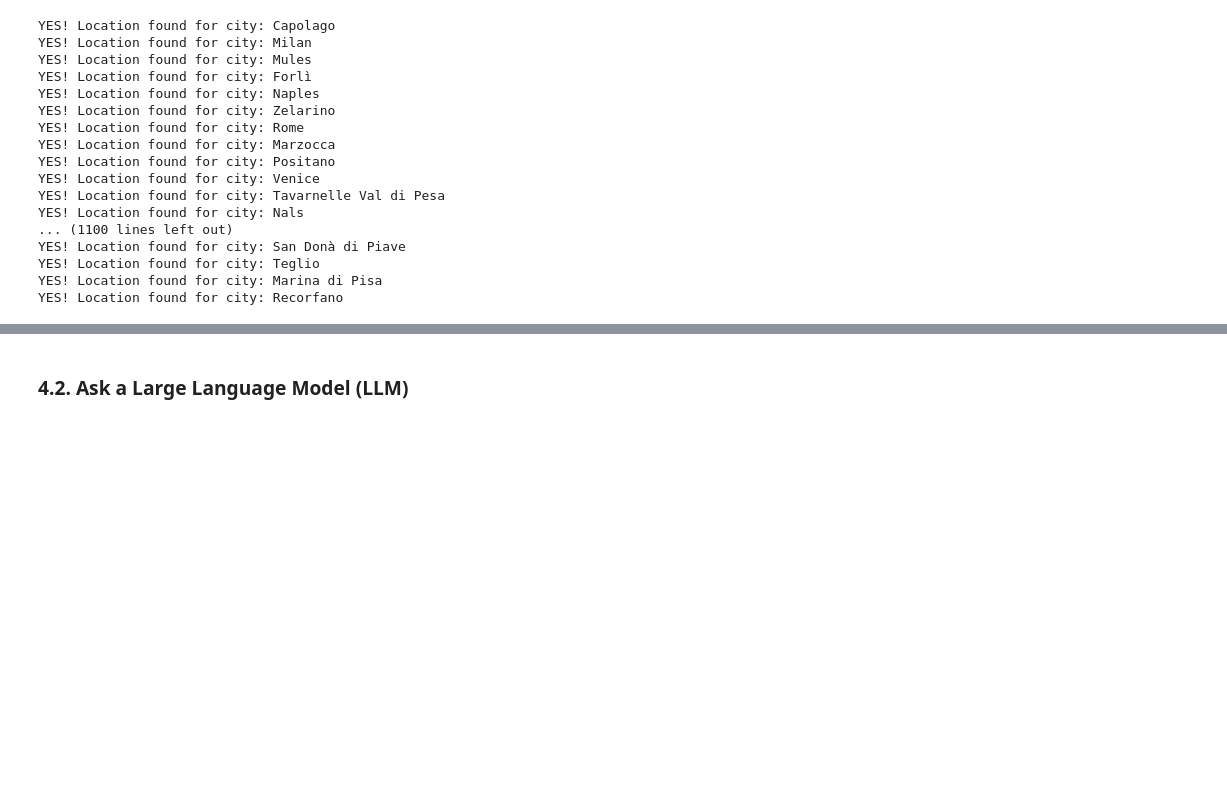
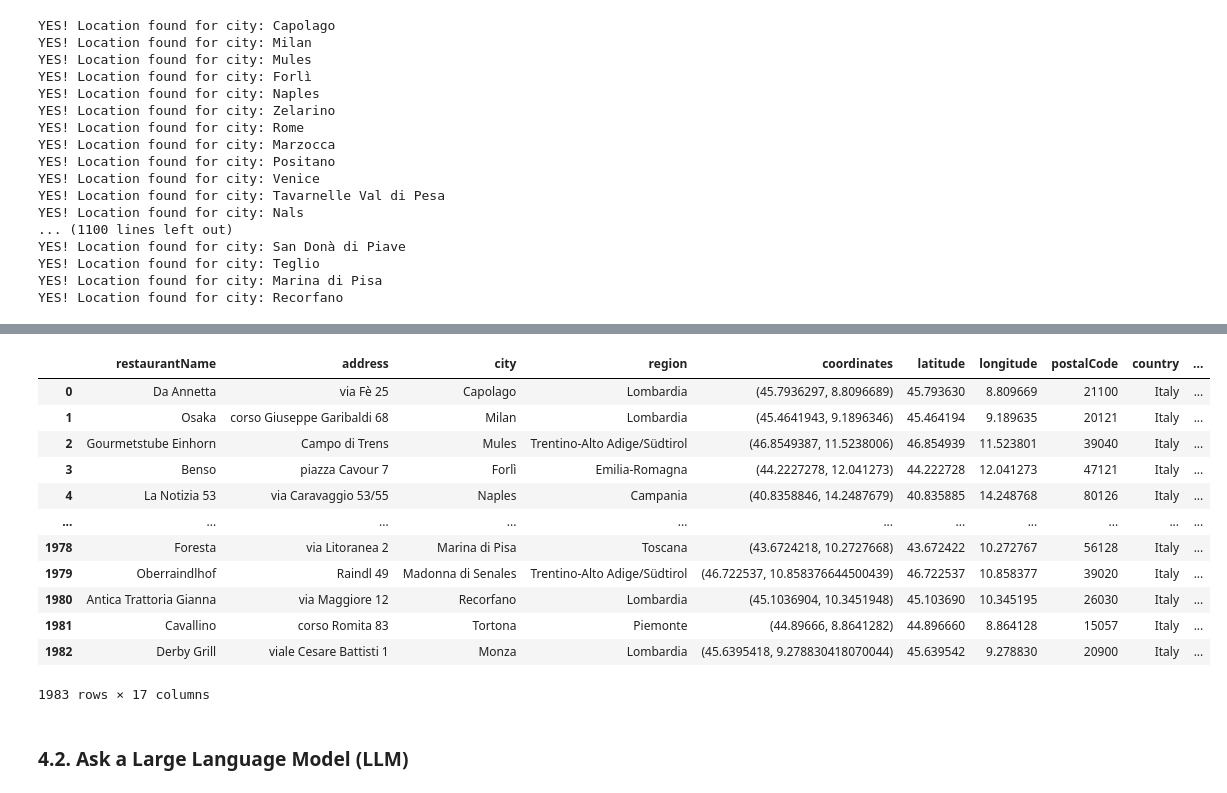
Before and after one commit to SimoneMantero/ADM-HW3, a Jupyter notebook: main.ipynb, the cells around one changed output, grey strips where cells are left out. Cells and saved outputs as stored; diff of their text form; code cells hidden in the pictures; blank space fills up the shorter version.

```diff
--- a/main.ipynb
+++ b/main.ipynb
@@ -175,0 +159,3 @@ display(df)
+# %%
+# to keep clean from future uses the original df
+df_cloned = df.copy()
@@ -486,35 +492,19 @@ Volterra, Pisa, Toscana, 56048, Italia
 regions = {}
 coordinates = {}
 
-# Extraction of the region
-def extract_region(display_name):
-    parts = set(display_name.split(', '))
-    regions = list(parts.intersection(italian_regions))[0]
-    return regions
-
-for city in df['city'].unique():
+# main loop
+for city in df_cloned['city'].unique():
     try:
         location = geocode(city + ', Italy')
         if location:
-            print(f"YES! Location found for city: {city}")
+            #print(f"YES! Location found for city: {city}")
             display_name = location.raw.get('display_name', '')
             regions[city] = extract_region(display_name)
             coordinates[city] = (location.latitude, location.longitude)
         else:
             print(f"Location not found for city: {city}")
-            # regions[city] = 'Unknown'
-            # coordinates[city] = (None, None)
     except Exception as e:
         print(f"Error while geocoding {city}: {e}")
-        # regions[city] = 'Unknown'
-        # coordinates[city] = (None, None)
-
-# Adding regions and coordinates to the dataframe
-df['region'] = df['city'].map(regions)
-df['coordinates'] = df['city'].map(coordinates)
-
-df.insert(df.columns.get_loc('city') + 1, 'region', df.pop('region'))
-df.insert(df.columns.get_loc('city') + 2, 'coordinates', df.pop('coordinates'))
 # %% [output]
 YES! Location found for city: Capolago
 YES! Location found for city: Milan
@@ -566,0 +526,13 @@ display(df)
+# %%
+# adding regions and coordinates to the cloned dataframe
+df_cloned['region'] = df_cloned['city'].map(regions)
+df_cloned['coordinates'] = df_cloned['city'].map(coordinates)
+# insert the fields region and coordinates, next to the cities one
+df_cloned.insert(df_cloned.columns.get_loc('city') + 1, 'region', df_cloned.pop('region'))
+df_cloned.insert(df_cloned.columns.get_loc('city') + 2, 'coordinates', df_cloned.pop('coordinates'))
+
+# adding for convenience, to the cloned dataframe, latitude and longitude separately
+df_cloned[['latitude', 'longitude']] = df_cloned['coordinates'].apply(pd.Series)
+# insert the fields latitude and longitude, next to the coordinates one
+df_cloned.insert(df_cloned.columns.get_loc('coordinates') + 1, 'latitude', df_cloned.pop('latitude'))
+df_cloned.insert(df_cloned.columns.get_loc('coordinates') + 2, 'longitude', df_cloned.pop('longitude'))
@@ -567,3 +555,19 @@ display(df)
+# %%
+df_cloned
+# %% [output]
+|  | restaurantName | address | city | region | coordinates | latitude | longitude | postalCode | country | ... |
+| 0 | Da Annetta | via Fè 25 | Capolago | Lombardia | (45.7936297, 8.8096689) | 45.793630 | 8.809669 | 21100 | Italy | ... |
+| 1 | Osaka | corso Giuseppe Garibaldi 68 | Milan | Lombardia | (45.4641943, 9.1896346) | 45.464194 | 9.189635 | 20121 | Italy | ... |
+| 2 | Gourmetstube Einhorn | Campo di Trens | Mules | Trentino-Alto Adige/Südtirol | (46.8549387, 11.5238006) | 46.854939 | 11.523801 | 39040 | Italy | ... |
+| 3 | Benso | piazza Cavour 7 | Forlì | Emilia-Romagna | (44.2227278, 12.041273) | 44.222728 | 12.041273 | 47121 | Italy | ... |
+| 4 | La Notizia 53 | via Caravaggio 53/55 | Naples | Campania | (40.8358846, 14.2487679) | 40.835885 | 14.248768 | 80126 | Italy | ... |
+| ... | ... | ... | ... | ... | ... | ... | ... | ... | ... | ... |
+| 1978 | Foresta | via Litoranea 2 | Marina di Pisa | Toscana | (43.6724218, 10.2727668) | 43.672422 | 10.272767 | 56128 | Italy | ... |
+| 1979 | Oberraindlhof | Raindl 49 | Madonna di Senales | Trentino-Alto Adige/Südtirol | (46.722537, 10.858376644500439) | 46.722537 | 10.858377 | 39020 | Italy | ... |
+| 1980 | Antica Trattoria Gianna | via Maggiore 12 | Recorfano | Lombardia | (45.1036904, 10.3451948) | 45.103690 | 10.345195 | 26030 | Italy | ... |
+| 1981 | Cavallino | corso Romita 83 | Tortona | Piemonte | (44.89666, 8.8641282) | 44.896660 | 8.864128 | 15057 | Italy | ... |
+| 1982 | Derby Grill | viale Cesare Battisti 1 | Monza | Lombardia | (45.6395418, 9.278830418070044) | 45.639542 | 9.278830 | 20900 | Italy | ... |
+1983 rows × 17 columns
 # %% [markdown]
 ### **4.2. Ask a Large Language Model (LLM)**
 # %%
```
Also changed, not shown: parts of 31 cells of this notebook, 3 other files.
